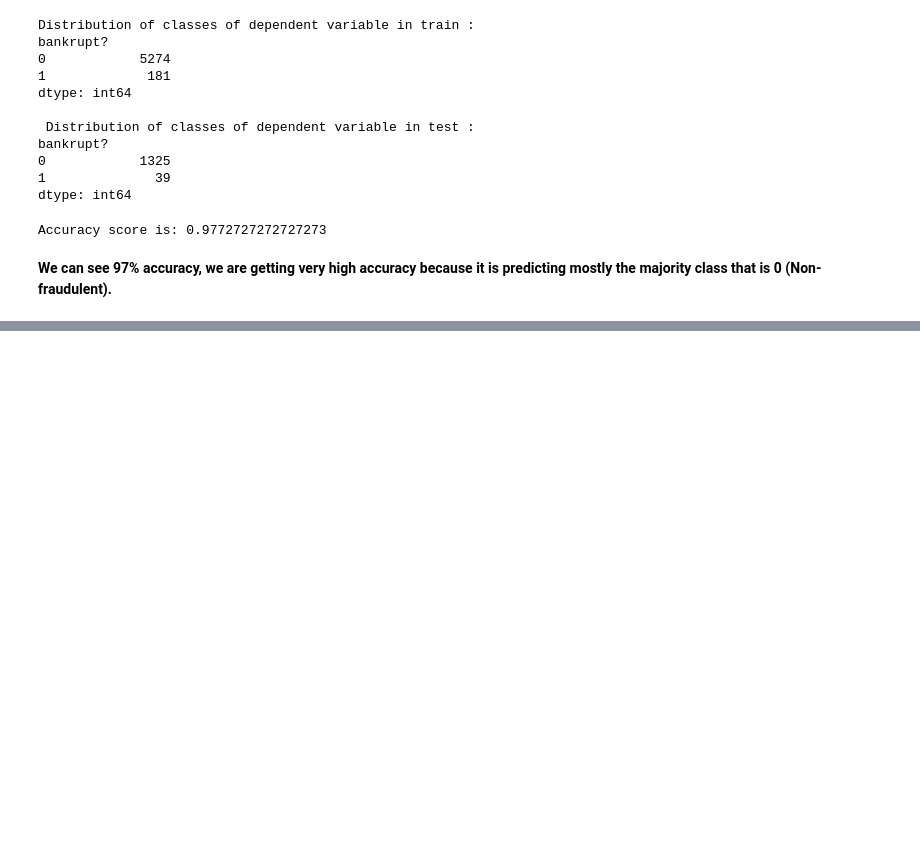
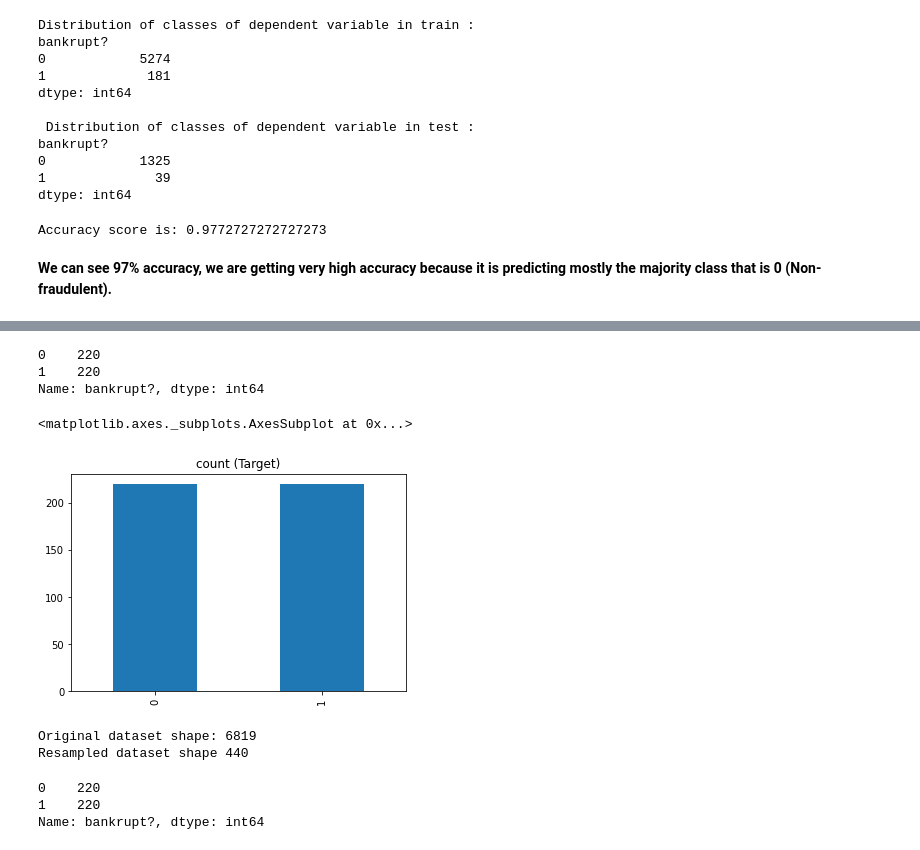
Before and after one commit to Bhushan271098/COMPANY-BANKRUPTCY-PREDICTION, a Jupyter notebook: Final_Copy_of_COMPANY_BANKRUPTCY_PREDICTION.ipynb, the cells around one changed output, grey strips where cells are left out. Cells and saved outputs as stored; diff of their text form; code cells hidden in the pictures; blank space fills up the shorter version.

```diff
--- a/Final_Copy_of_COMPANY_BANKRUPTCY_PREDICTION.ipynb
+++ b/Final_Copy_of_COMPANY_BANKRUPTCY_PREDICTION.ipynb
@@ -520,0 +524,9 @@ Accuracy score is: 0.9772727272727273
+# %%
+# Class count
+class_count_0, class_count_1 = df['bankrupt?'].value_counts()
+
+# Separate class
+class_0 = df[df['bankrupt?'] == 0]
+class_1 = df[df['bankrupt?'] == 1]
+print('class 0:', class_0.shape)
+print('class 1:', class_1.shape)
@@ -520,0 +539,29 @@ Accuracy score is: 0.9772727272727273
+# %%
+class_0_under = class_0.sample(class_count_1)
+test_under = pd.concat([class_0_under, class_1], axis=0)
+# %%
+test_under['bankrupt?'].value_counts()
+# %% [output]
+0    220
+1    220
+Name: bankrupt?, dtype: int64
+# %%
+test_under['bankrupt?'].value_counts().plot(kind='bar', title='count (Target)')
+# %% [output]
+<matplotlib.axes._subplots.AxesSubplot at 0x...>
+[figure, added]
+# %%
+rus = RandomUnderSampler(random_state=42, replacement=True)
+x_rus, y_rus = rus.fit_resample(df.iloc[:,1:], df['bankrupt?'])
+
+print('Original dataset shape:', len(df))
+print('Resampled dataset shape', len(y_rus))
+# %% [output]
+Original dataset shape: 6819
+Resampled dataset shape 440
+# %%
+y_rus.value_counts()
+# %% [output]
+0    220
+1    220
+Name: bankrupt?, dtype: int64
```
Also changed, not shown: parts of 32 cells of this notebook.
